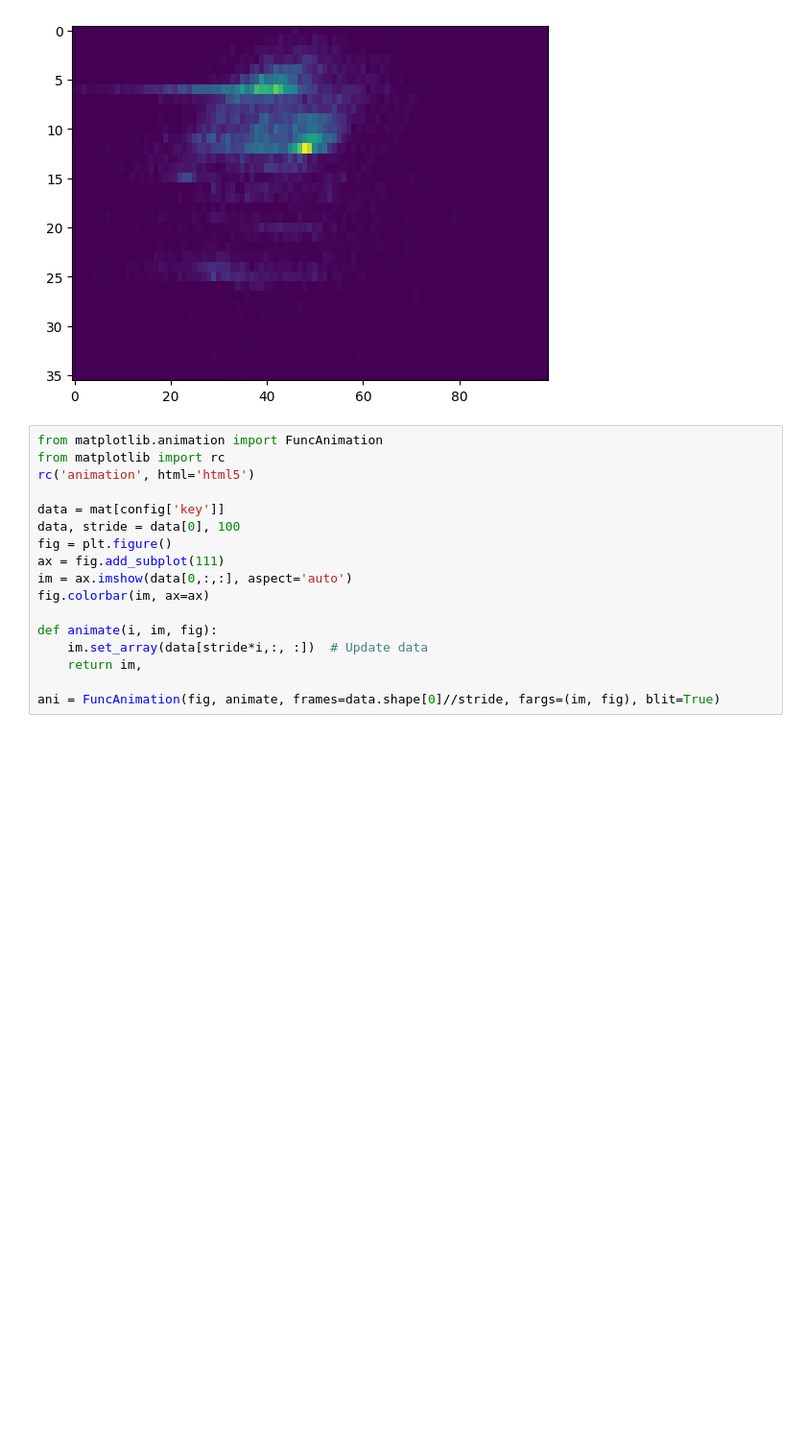
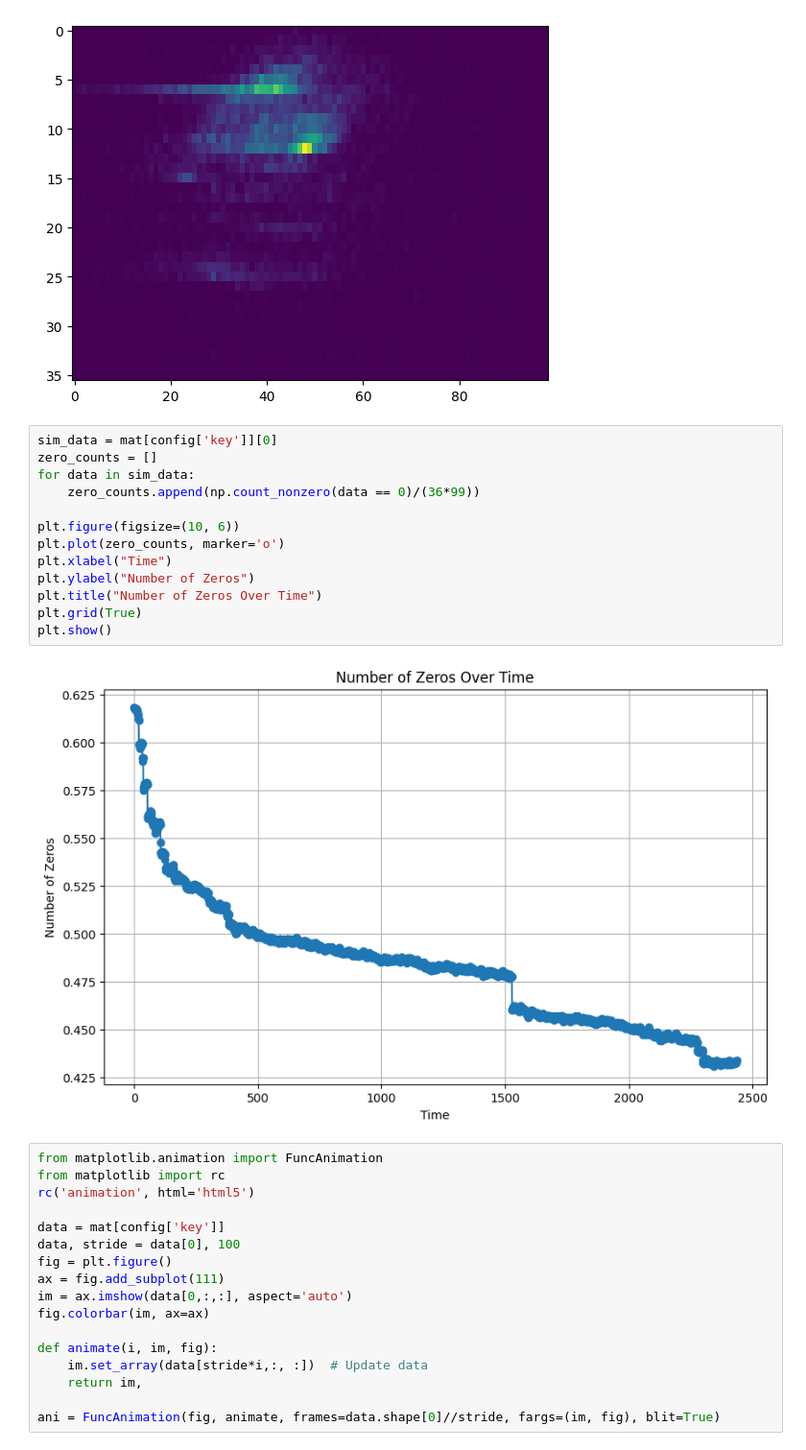
Before and after one commit to ARCLab-MIT/mocat-ml, a Jupyter notebook: nbs/eda.ipynb, the cells around one changed output. Shown: that part at 96% size. Drawn from its saved outputs; the diff is of its cells as text; blank space fills up the shorter version.

```diff
--- a/nbs/eda.ipynb
+++ b/nbs/eda.ipynb
@@ -53,6 +53,21 @@ plt.imshow(data[0][0], aspect = 'auto')
 (100, 2436, 36, 99)
 <matplotlib.image.AxesImage at 0x...>
 [figure]
+# %%
+sim_data = mat[config['key']][0]
+zero_counts = []
+for data in sim_data:
+    zero_counts.append(np.count_nonzero(data == 0)/(36*99))
+
+plt.figure(figsize=(10, 6))
+plt.plot(zero_counts, marker='o')
+plt.xlabel("Time")
+plt.ylabel("Number of Zeros")
+plt.title("Number of Zeros Over Time")
+plt.grid(True)
+plt.show()
+# %% [output]
+[figure, added]
 # %%
 from matplotlib.animation import FuncAnimation
 from matplotlib import rc
```
Also changed, not shown: 4 other files.
